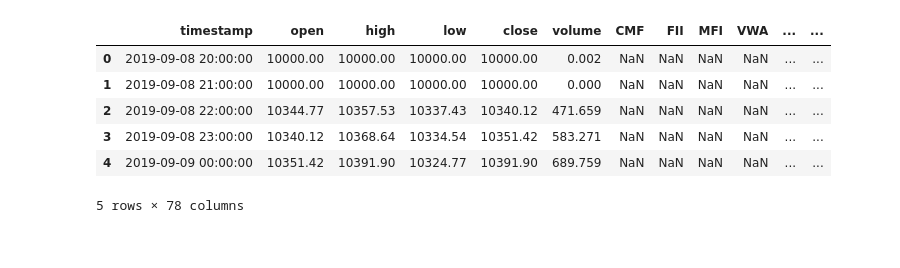
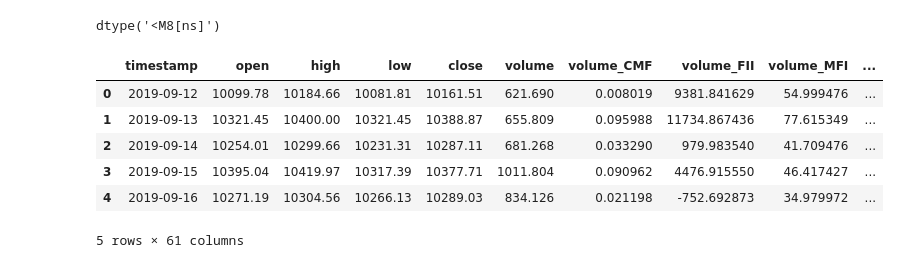
Before and after one commit to MehmetSever09/assist_trader, a Jupyter notebook: notebook/lr-darts-practice.ipynb, the cells around one changed output. Cells and saved outputs as stored; diff of their text form; code cells hidden in the pictures.

```diff
--- a/notebook/lr-darts-practice.ipynb
+++ b/notebook/lr-darts-practice.ipynb
@@ -4,23 +4,24 @@ import numpy as np
 import darts
 # %%
 # Load from file
-mega_df = pd.read_csv("final_raw_data_all_featues.csv")
+df = pd.read_csv("../raw_data/20230609-170514-daily-processed-data.csv")
 
 # Change timestamp to column and set as index (needed for darts)
-mega_df['timestamp'] = pd.to_datetime(mega_df['timestamp'])
+df['timestamp'] = pd.to_datetime(df['timestamp'])
 # mega_df.set_index('timestamp', inplace=True)
 
 # # Check
-# mega_df.index.inferred_type == "datetime64"
+display(df['timestamp'].dtype)# == "datetime64")
 
 # mega_df = mega_df.dropna().drop_duplicates(subset='timestamp').reset_index()
-mega_df.head()
+df.head()
 # %% [output]
+dtype('<M8[ns]')
-|  | timestamp | open | high | low | close | volume | CMF | FII | MFI | VWA | ... | ... |
-| 0 | 2019-09-08 20:00:00 | 10000.00 | 10000.00 | 10000.00 | 10000.00 | 0.002 | NaN | NaN | NaN | NaN | ... | ... |
-| 1 | 2019-09-08 21:00:00 | 10000.00 | 10000.00 | 10000.00 | 10000.00 | 0.000 | NaN | NaN | NaN | NaN | ... | ... |
-| 2 | 2019-09-08 22:00:00 | 10344.77 | 10357.53 | 10337.43 | 10340.12 | 471.659 | NaN | NaN | NaN | NaN | ... | ... |
-| 3 | 2019-09-08 23:00:00 | 10340.12 | 10368.64 | 10334.54 | 10351.42 | 583.271 | NaN | NaN | NaN | NaN | ... | ... |
-| 4 | 2019-09-09 00:00:00 | 10351.42 | 10391.90 | 10324.77 | 10391.90 | 689.759 | NaN | NaN | NaN | NaN | ... | ... |
+|  | timestamp | open | high | low | close | volume | volume_CMF | volume_FII | volume_MFI | ... |
+| 0 | 2019-09-12 | 10099.78 | 10184.66 | 10081.81 | 10161.51 | 621.690 | 0.008019 | 9381.841629 | 54.999476 | ... |
+| 1 | 2019-09-13 | 10321.45 | 10400.00 | 10321.45 | 10388.87 | 655.809 | 0.095988 | 11734.867436 | 77.615349 | ... |
+| 2 | 2019-09-14 | 10254.01 | 10299.66 | 10231.31 | 10287.11 | 681.268 | 0.033290 | 979.983540 | 41.709476 | ... |
+| 3 | 2019-09-15 | 10395.04 | 10419.97 | 10317.39 | 10377.71 | 1011.804 | 0.090962 | 4476.915550 | 46.417427 | ... |
+| 4 | 2019-09-16 | 10271.19 | 10304.56 | 10266.13 | 10289.03 | 834.126 | 0.021198 | -752.692873 | 34.979972 | ... |
-5 rows × 78 columns
+5 rows × 61 columns
 # %%
```
Also changed, not shown: parts of 13 cells of this notebook, 1 other file.
